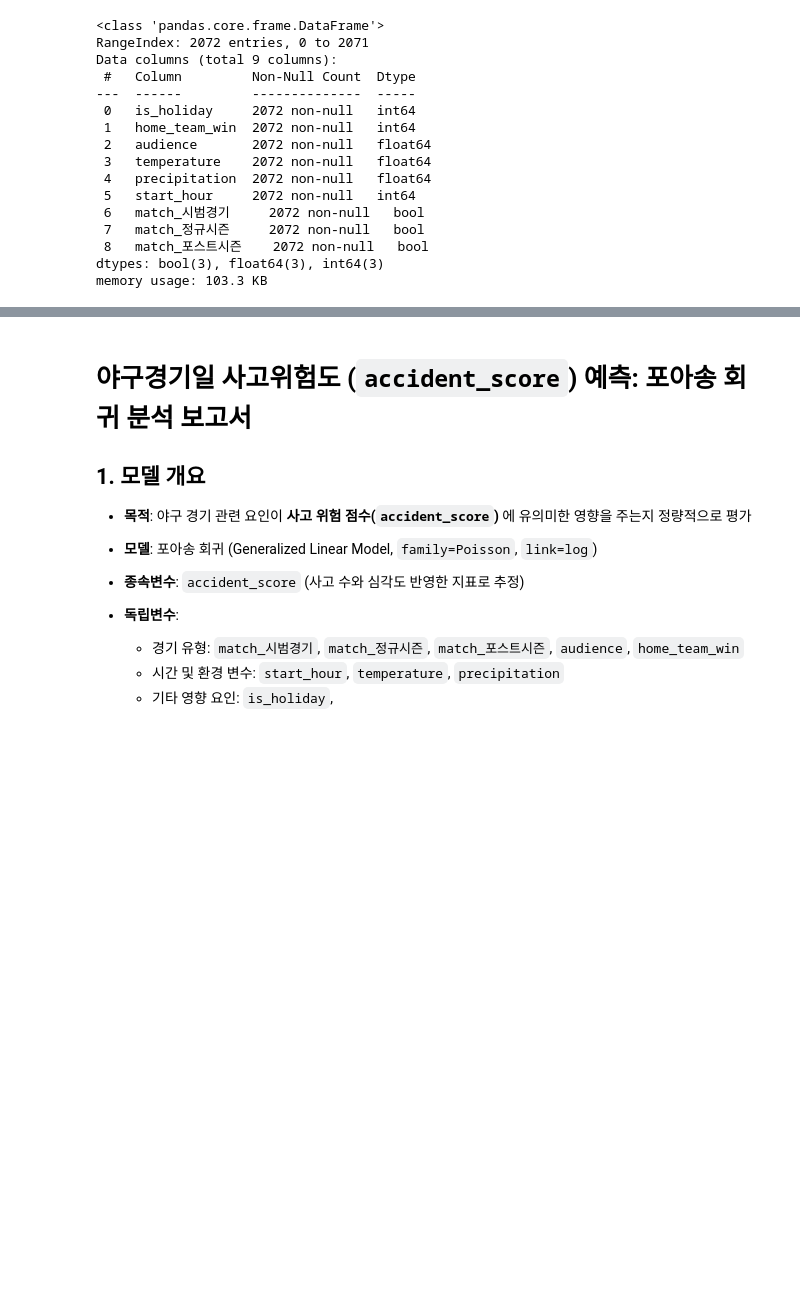
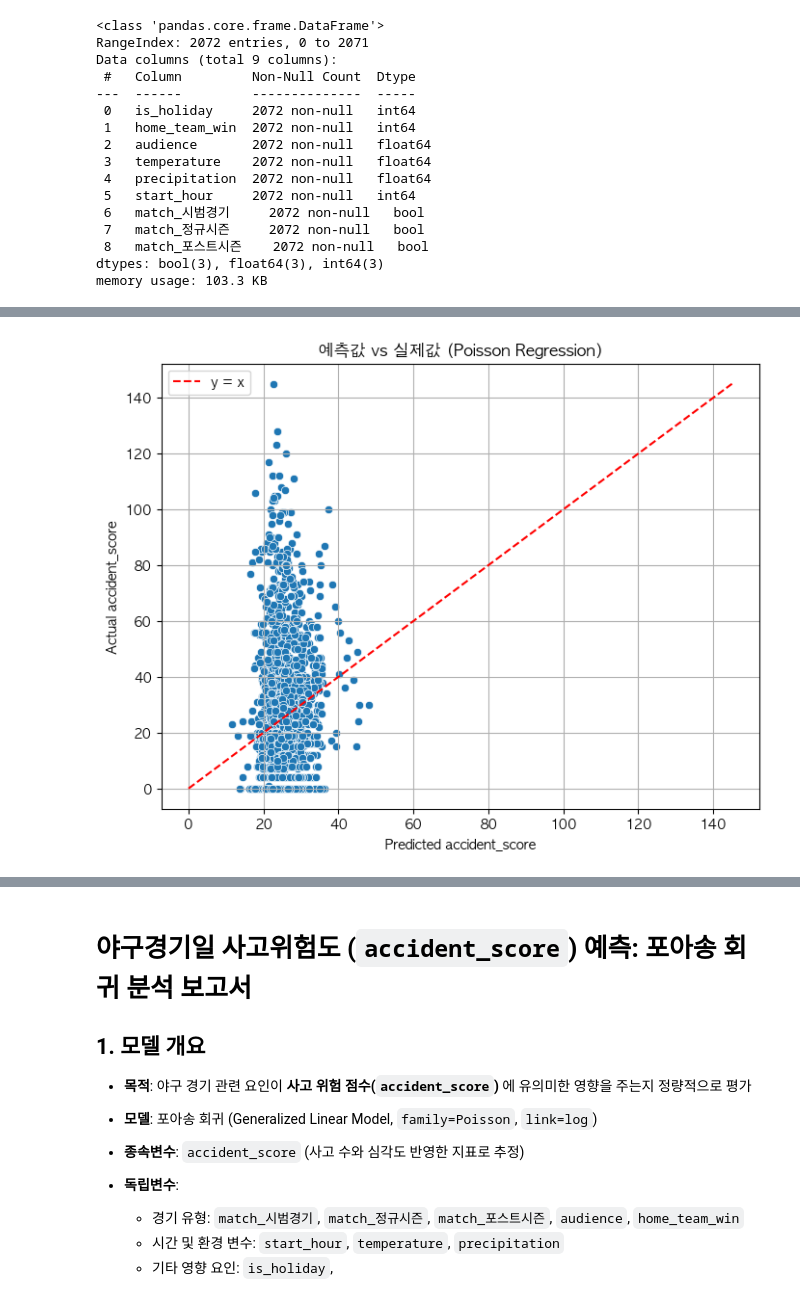
Before and after one commit to StaG-lab/ai-proj-2nd-class, a Jupyter notebook: 05.modeling/1차_데이터셋_포아송_모델링_고승규.ipynb, the cells around one changed output, grey strips where cells are left out. Cells and saved outputs as stored; diff of their text form; code cells hidden in the pictures; blank space fills up the shorter version.

```diff
--- a/05.modeling/1차_데이터셋_포아송_모델링_고승규.ipynb
+++ b/05.modeling/1차_데이터셋_포아송_모델링_고승규.ipynb
@@ -114,3 +114,31 @@ home_team_win     0.0208      0.009      2.375      0.018       0.004       0.03
 temperature      -0.0043      0.001     -5.245      0.000      -0.006      -0.003
 precipitation    -0.0255      0.003     -7.314      0.000      -0.032      -0.019
 =================================================================================
+# %%
+import matplotlib.pyplot as plt
+import seaborn as sns
+import numpy as np
+import matplotlib as mpl
+
+# 1. 예측값 vs 실제값
+df_model['predicted'] = result.predict(df_model)
+df_model['residuals'] = df_model['accident_score'] - df_model['predicted']
+
+# Apple 기본 폰트인 'AppleGothic' 사용
+mpl.rcParams['font.family'] = 'AppleGothic'
+# 음수 기호 깨짐 방지
+mpl.rcParams['axes.unicode_minus'] = False
+
+plt.figure(figsize=(8, 6))
+sns.scatterplot(x='predicted', y='accident_score', data=df_model)
+plt.plot([df_model['accident_score'].min(), df_model['accident_score'].max()],
+         [df_model['accident_score'].min(), df_model['accident_score'].max()],
+         'r--', label='y = x')
+plt.xlabel('Predicted accident_score')
+plt.ylabel('Actual accident_score')
+plt.title('예측값 vs 실제값 (Poisson Regression)')
+plt.legend()
+plt.grid(True)
+plt.show()
+# %% [output]
+[figure, added]
```
Also changed, not shown: parts of 3 cells of this notebook, 5 other files.
